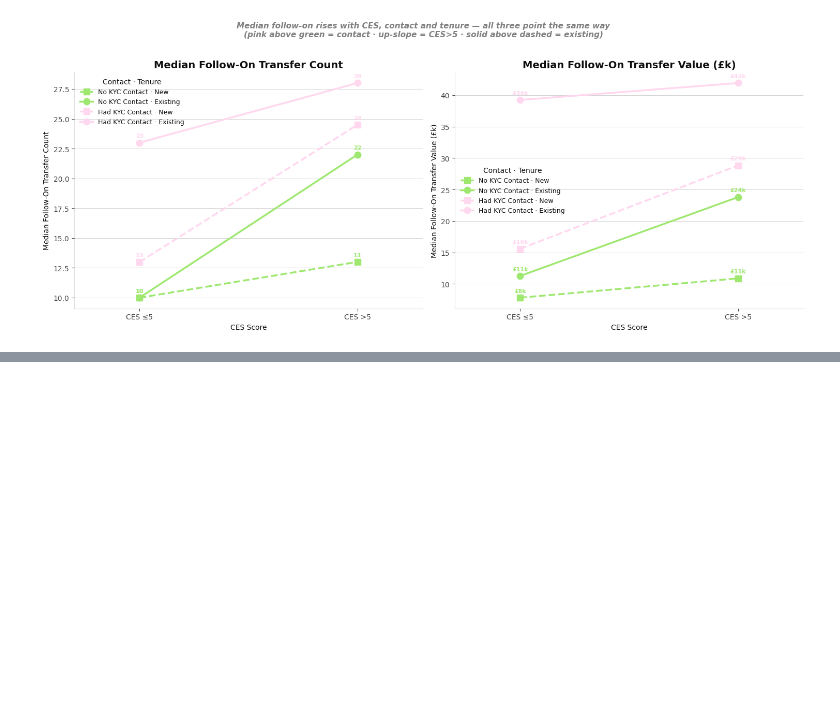
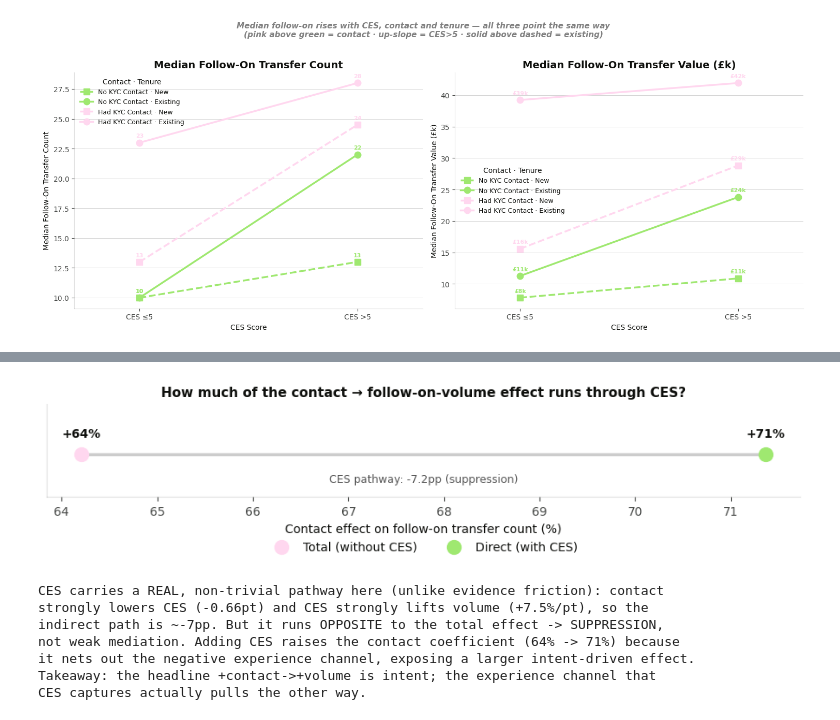
Before and after one commit to bcarroll-wise/business-ces-contact-impact, a Jupyter notebook: CES and Contacts and Follow On transaction.ipynb, the cells around one changed output, grey strips where cells are left out. Saved outputs shown, nothing was run; the diff lists cells and outputs as text; code cells hidden in the pictures; blank space fills up the shorter version.

```diff
--- a/CES and Contacts and Follow On transaction.ipynb
+++ b/CES and Contacts and Follow On transaction.ipynb
@@ -845,0 +968,43 @@ plt.show()
+# %%
+# --- Dumbbell: contact's effect on follow-on volume, with vs without CES -------
+# Visualises the mediation above. The GAP between dots = the part of contact's effect
+# that runs through CES. Here the dots sit on OPPOSITE sides: total (no CES) is lower
+# than direct (with CES), because the CES pathway works AGAINST the dominant effect.
+fig, ax = plt.subplots(figsize=(9, 2.6))
+
+ax.hlines(0, total, direct, color='#cccccc', lw=2.5, zorder=1)             # mediation gap
+ax.scatter(total,  0, s=130, color=wise_colours.BRIGHT_PINK,  zorder=2, label='Total (without CES)')
+ax.scatter(direct, 0, s=130, color=wise_colours.BRIGHT_GREEN, zorder=3, label='Direct (with CES)')
+
+ax.annotate(f"{total:+.0f}%",  (total, 0),  ha='center', va='bottom', xytext=(0, 12),
+            textcoords='offset points', fontsize=10, fontweight='bold')
+ax.annotate(f"{direct:+.0f}%", (direct, 0), ha='center', va='bottom', xytext=(0, 12),
+            textcoords='offset points', fontsize=10, fontweight='bold')
+ax.annotate(f"CES pathway: {mediated:+.1f}pp (suppression)",
+            ((total + direct) / 2, 0), ha='center', va='top', xytext=(0, -16),
+            textcoords='offset points', fontsize=9, color='#555')
+
+ax.set_yticks([])
+ax.set_ylim(-0.5, 0.6)
+ax.set_xlabel('Contact effect on follow-on transfer count (%)')
+ax.set_title('How much of the contact → follow-on-volume effect runs through CES?', fontsize=11)
+ax.legend(loc='upper center', bbox_to_anchor=(0.5, -0.35), ncol=2, frameon=False)
+plt.tight_layout()
+plt.show()
+
+print("CES carries a REAL, non-trivial pathway here (unlike evidence friction): contact")
+print("strongly lowers CES (-0.66pt) and CES strongly lifts volume (+7.5%/pt), so the")
+print("indirect path is ~-7pp. But it runs OPPOSITE to the total effect -> SUPPRESSION,")
+print("not weak mediation. Adding CES raises the contact coefficient (64% -> 71%) because")
+print("it nets out the negative experience channel, exposing a larger intent-driven effect.")
+print("Takeaway: the headline +contact->+volume is intent; the experience channel that")
+print("CES captures actually pulls the other way.")
+# %% [output]
+[figure, added]
+CES carries a REAL, non-trivial pathway here (unlike evidence friction): contact
+strongly lowers CES (-0.66pt) and CES strongly lifts volume (+7.5%/pt), so the
+indirect path is ~-7pp. But it runs OPPOSITE to the total effect -> SUPPRESSION,
+not weak mediation. Adding CES raises the contact coefficient (64% -> 71%) because
+it nets out the negative experience channel, exposing a larger intent-driven effect.
+Takeaway: the headline +contact->+volume is intent; the experience channel that
+CES captures actually pulls the other way.
```
Also changed, not shown: parts of 7 cells of this notebook, 3 other files.
